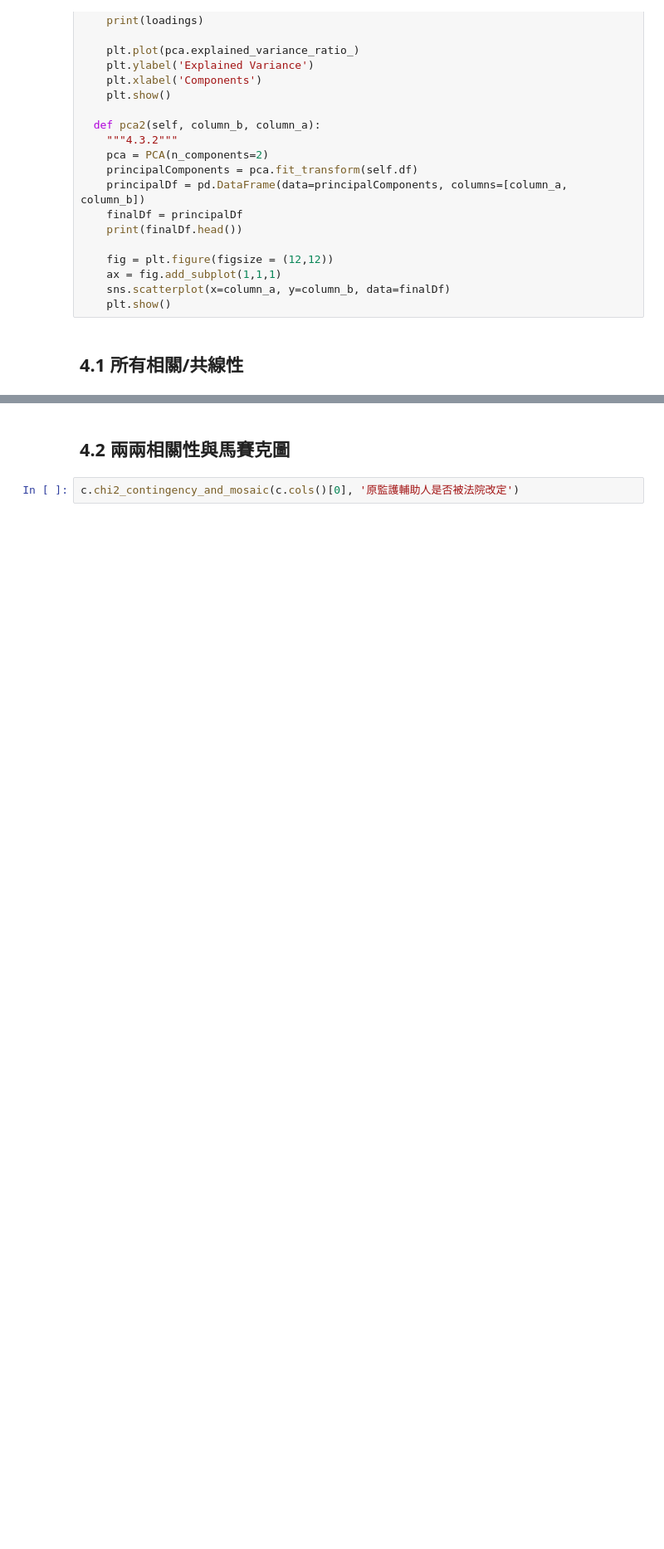
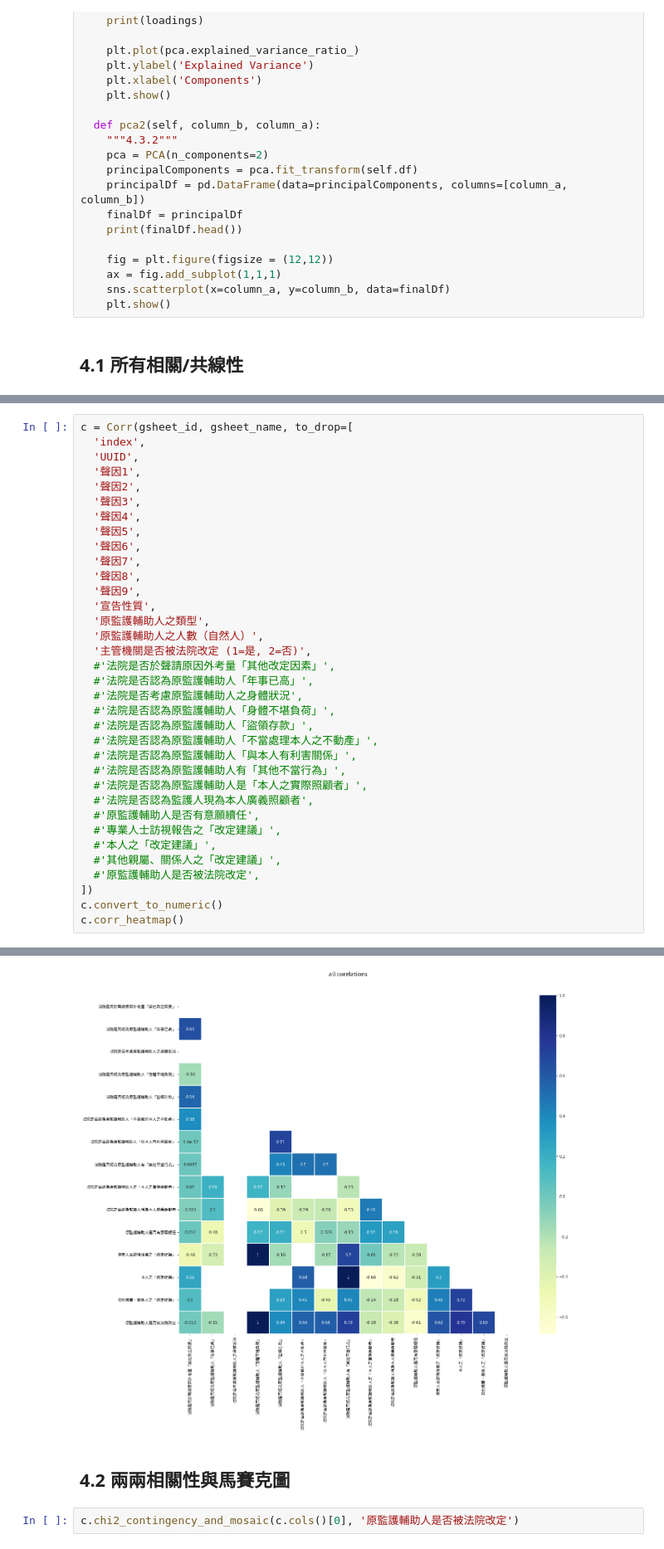
Before and after one commit to jeremy5189/legal-data-analysis, a Jupyter notebook: G4_Class.ipynb, the cells around one changed output, grey strips where cells are left out. Shown at 83% size. Cells and saved outputs as stored; diff of their text form; blank space fills up the shorter version.

```diff
--- a/G4_Class.ipynb
+++ b/G4_Class.ipynb
@@ -284,0 +324,36 @@ Name: 原監護輔助人是否被法院改定, dtype: int64
+# %%
+c = Corr(gsheet_id, gsheet_name, to_drop=[
+  'index',
+  'UUID',
+  '聲因1',
+  '聲因2',
+  '聲因3',
+  '聲因4',
+  '聲因5',
+  '聲因6',
+  '聲因7',
+  '聲因8',
+  '聲因9',
+  '宣告性質',
+  '原監護輔助人之類型',
+  '原監護輔助人之人數（自然人）',
+  '主管機關是否被法院改定 (1=是, 2=否)',
+  #'法院是否於聲請原因外考量「其他改定因素」',
+  #'法院是否認為原監護輔助人「年事已高」',
+  #'法院是否考慮原監護輔助人之身體狀況',
+  #'法院是否認為原監護輔助人「身體不堪負荷」',
+  #'法院是否認為原監護輔助人「盜領存款」',
+  #'法院是否認為原監護輔助人「不當處理本人之不動產」',
+  #'法院是否認為原監護輔助人「與本人有利害關係」',
+  #'法院是否認為原監護輔助人有「其他不當行為」',
+  #'法院是否認為原監護輔助人是「本人之實際照顧者」',
+  #'法院是否認為監護人現為本人廣義照顧者',
+  #'原監護輔助人是否有意願續任',
+  #'專業人士訪視報告之「改定建議」',
+  #'本人之「改定建議」',
+  #'其他親屬、關係人之「改定建議」',
+  #'原監護輔助人是否被法院改定',
+])
+c.convert_to_numeric()
+c.corr_heatmap()
+# %% [output]
@@ -285,3 +361,4 @@ Name: 原監護輔助人是否被法院改定, dtype: int64
+[figure, added]
 # %% [markdown]
 ## 4.2 兩兩相關性與馬賽克圖
 # %%
```
Also changed, not shown: parts of 4 cells of this notebook.
